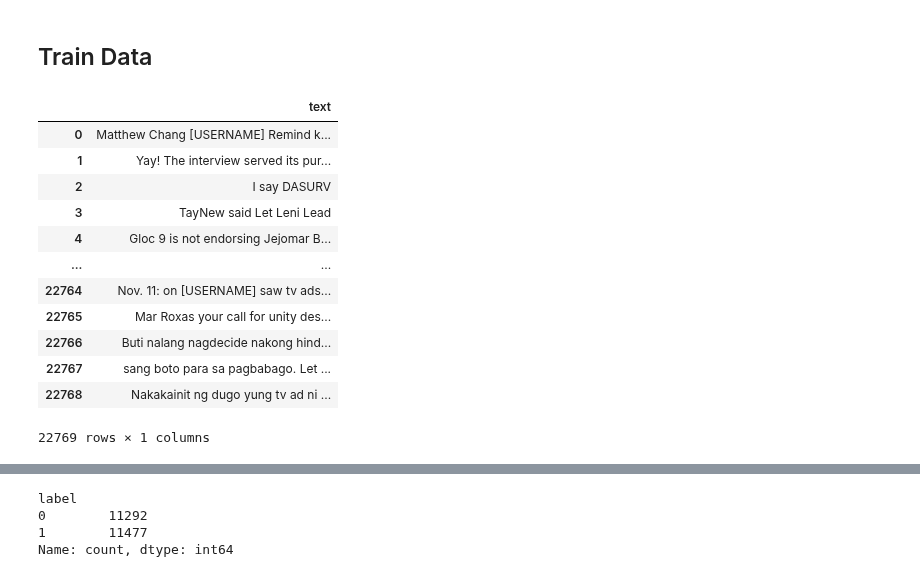
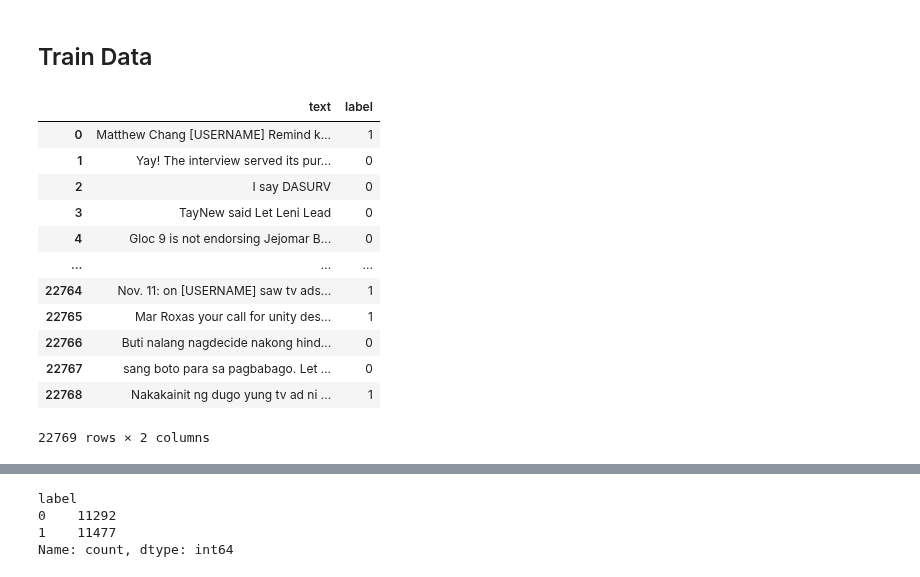
Before and after one commit to NateCross/tag-hate-elf, a Jupyter notebook: bayes_train.ipynb, the cells around one changed output, grey strips where cells are left out. Drawn from its saved outputs; the diff is of its cells as text; code cells hidden in the pictures.

```diff
--- a/bayes_train.ipynb
+++ b/bayes_train.ipynb
@@ -223,4 +173,0 @@ pd.DataFrame(dataset['text'][:30])
-# %%
-if LOWERCASE_TEXT:
-  dataset['text'] = data_to_lower(dataset['text'])
-pd.DataFrame(dataset['text'][:30])
@@ -245,4 +173,0 @@ pd.DataFrame(dataset['text'][:30])
-# %%
-if REMOVE_PUNCTUATION:
-  dataset['text'] = data_remove_punctuation(dataset['text'])
-pd.DataFrame(dataset['text'][:30])
@@ -267,4 +173,0 @@ pd.DataFrame(dataset['text'][:30])
-# %%
-if REMOVE_STOPWORDS:
-  dataset['text'] = data_remove_stopwords(dataset['text'])
-pd.DataFrame(dataset['text'][:30])
@@ -293,18 +178,21 @@ X_train, X_test, y_train, y_test = get_train_test_split(dataset, TEST_SIZE)
 # %% [markdown]
 ## Train Data
 # %%
-pd.DataFrame(X_train)
+pd.DataFrame({
+  'text': X_train,
+  'label': y_train,
+})
 # %% [output]
-|  | text |
-| 0 | Matthew Chang [USERNAME] Remind k... |
-| 1 | Yay! The interview served its pur... |
-| 2 | I say DASURV |
-| 3 | TayNew said Let Leni Lead |
-| 4 | Gloc 9 is not endorsing Jejomar B... |
-| ... | ... |
-| 22764 | Nov. 11: on [USERNAME] saw tv ads... |
-| 22765 | Mar Roxas your call for unity des... |
-| 22766 | Buti nalang nagdecide nakong hind... |
-| 22767 | sang boto para sa pagbabago. Let ... |
-| 22768 | Nakakainit ng dugo yung tv ad ni ... |
+|  | text | label |
+| 0 | Matthew Chang [USERNAME] Remind k... | 1 |
+| 1 | Yay! The interview served its pur... | 0 |
+| 2 | I say DASURV | 0 |
+| 3 | TayNew said Let Leni Lead | 0 |
+| 4 | Gloc 9 is not endorsing Jejomar B... | 0 |
+| ... | ... | ... |
+| 22764 | Nov. 11: on [USERNAME] saw tv ads... | 1 |
+| 22765 | Mar Roxas your call for unity des... | 1 |
+| 22766 | Buti nalang nagdecide nakong hind... | 0 |
+| 22767 | sang boto para sa pagbabago. Let ... | 0 |
+| 22768 | Nakakainit ng dugo yung tv ad ni ... | 1 |
-22769 rows × 1 columns
+22769 rows × 2 columns
```
Also changed, not shown: parts of 31 cells of this notebook, 1 other file.
